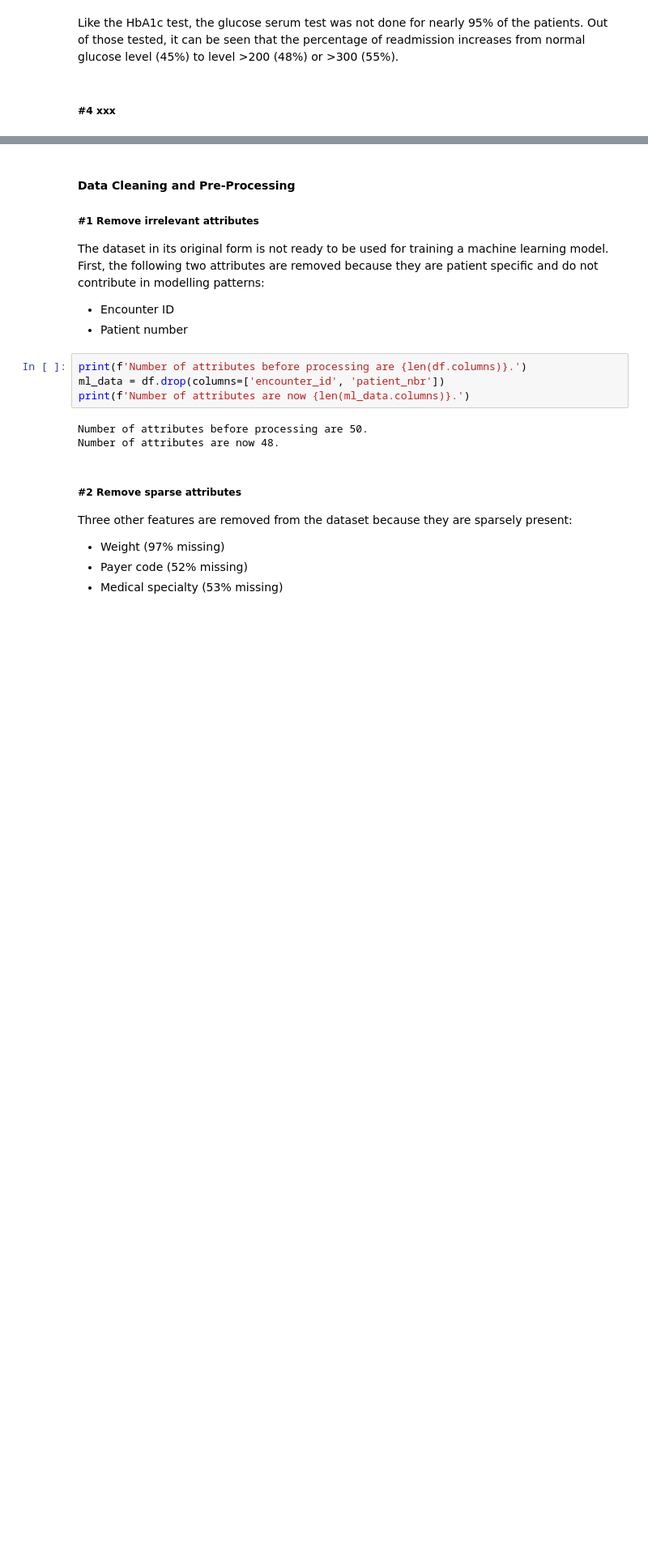
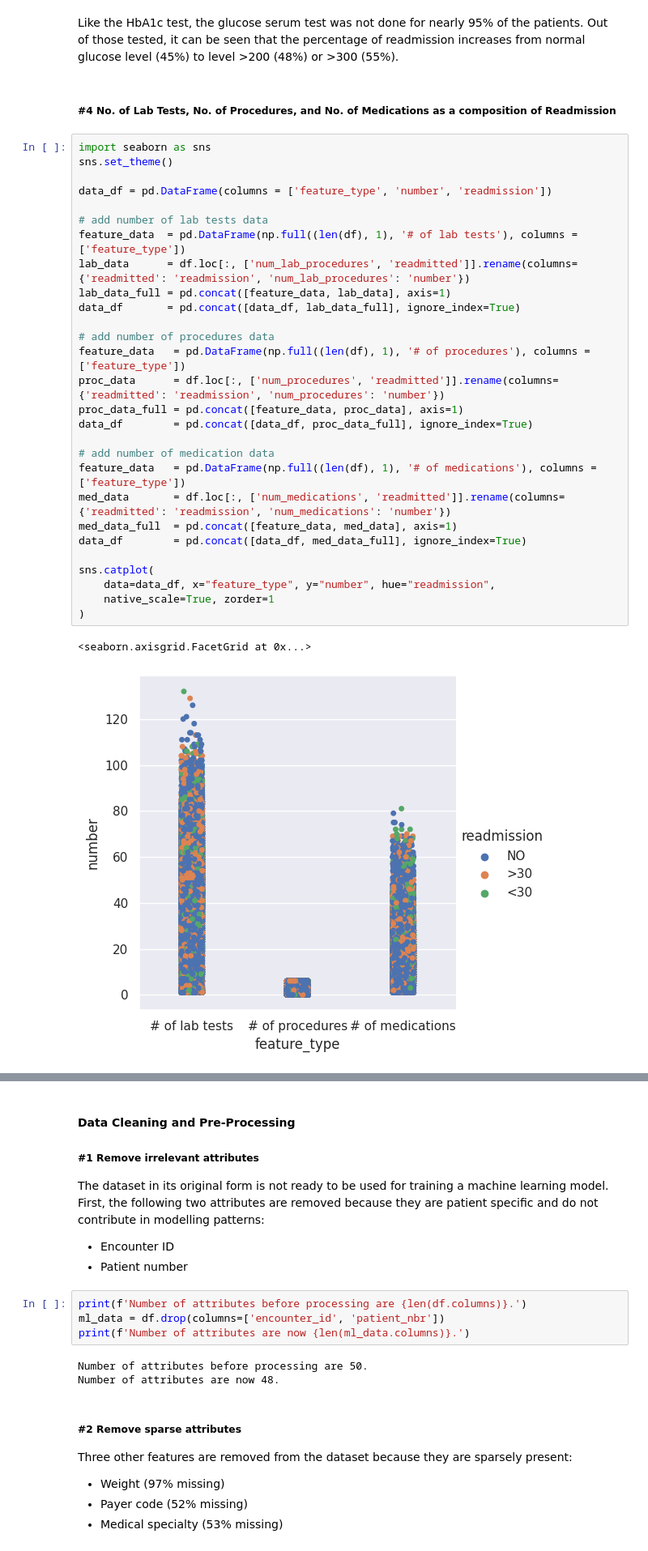
Before and after one commit to adityajain07/MIE1628_Big-Data, a Jupyter notebook: Assignments/Assignment5/MIE1628_A5_PartB.ipynb, the cells around one changed output, grey strips where cells are left out. Shown at 81% size. Cells and saved outputs as stored; diff of their text form; blank space fills up the shorter version.

```diff
--- a/Assignments/Assignment5/MIE1628_A5_PartB.ipynb
+++ b/Assignments/Assignment5/MIE1628_A5_PartB.ipynb
@@ -181,5 +181,36 @@ Number of people tested for glucose serum >300 are 1264.
 [figure]
 # %% [markdown]
 Like the HbA1c test, the glucose serum test was not done for nearly 95% of the patients. Out of those tested, it can be seen that the percentage of readmission increases from normal glucose level (45%) to level >200 (48%) or >300 (55%).
-# %% [markdown]
-##### #4 xxx
+# %% [markdown]
+##### #4 No. of Lab Tests, No. of Procedures, and No. of Medications as a composition of Readmission
+# %%
+import seaborn as sns
+sns.set_theme()
+
+data_df = pd.DataFrame(columns = ['feature_type', 'number', 'readmission'])
+
+# add number of lab tests data
+feature_data  = pd.DataFrame(np.full((len(df), 1), '# of lab tests'), columns = ['feature_type'])
+lab_data      = df.loc[:, ['num_lab_procedures', 'readmitted']].rename(columns={'readmitted': 'readmission', 'num_lab_procedures': 'number'})
+lab_data_full = pd.concat([feature_data, lab_data], axis=1)
+data_df       = pd.concat([data_df, lab_data_full], ignore_index=True)
+
+# add number of procedures data
+feature_data   = pd.DataFrame(np.full((len(df), 1), '# of procedures'), columns = ['feature_type'])
+proc_data      = df.loc[:, ['num_procedures', 'readmitted']].rename(columns={'readmitted': 'readmission', 'num_procedures': 'number'})
+proc_data_full = pd.concat([feature_data, proc_data], axis=1)
+data_df        = pd.concat([data_df, proc_data_full], ignore_index=True)
+
+# add number of medication data
+feature_data   = pd.DataFrame(np.full((len(df), 1), '# of medications'), columns = ['feature_type'])
+med_data       = df.loc[:, ['num_medications', 'readmitted']].rename(columns={'readmitted': 'readmission', 'num_medications': 'number'})
+med_data_full  = pd.concat([feature_data, med_data], axis=1)
+data_df        = pd.concat([data_df, med_data_full], ignore_index=True)
+
+sns.catplot(
+    data=data_df, x="feature_type", y="number", hue="readmission",
+    native_scale=True, zorder=1
+)
+# %% [output]
+<seaborn.axisgrid.FacetGrid at 0x...>
+[figure, added]
```
Also changed, not shown: parts of 1 cell of this notebook.
